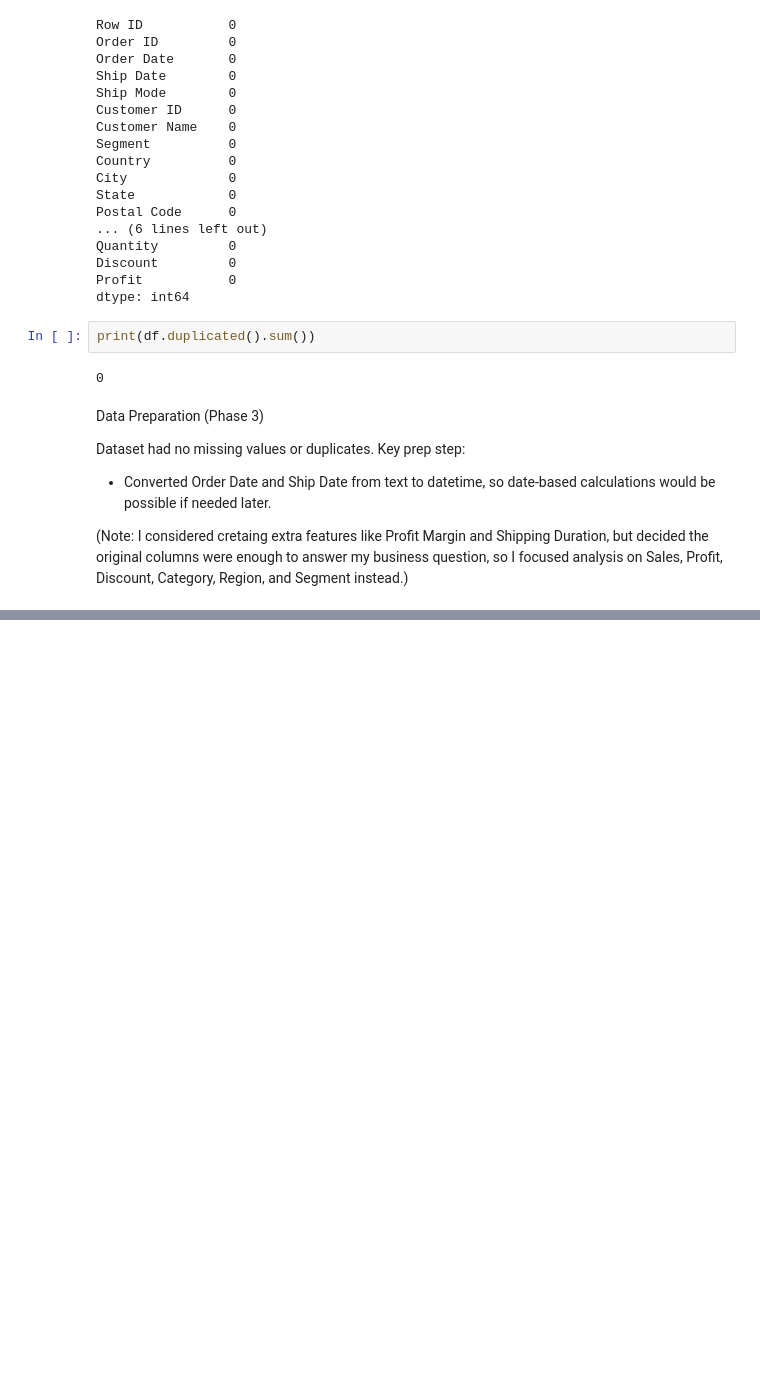
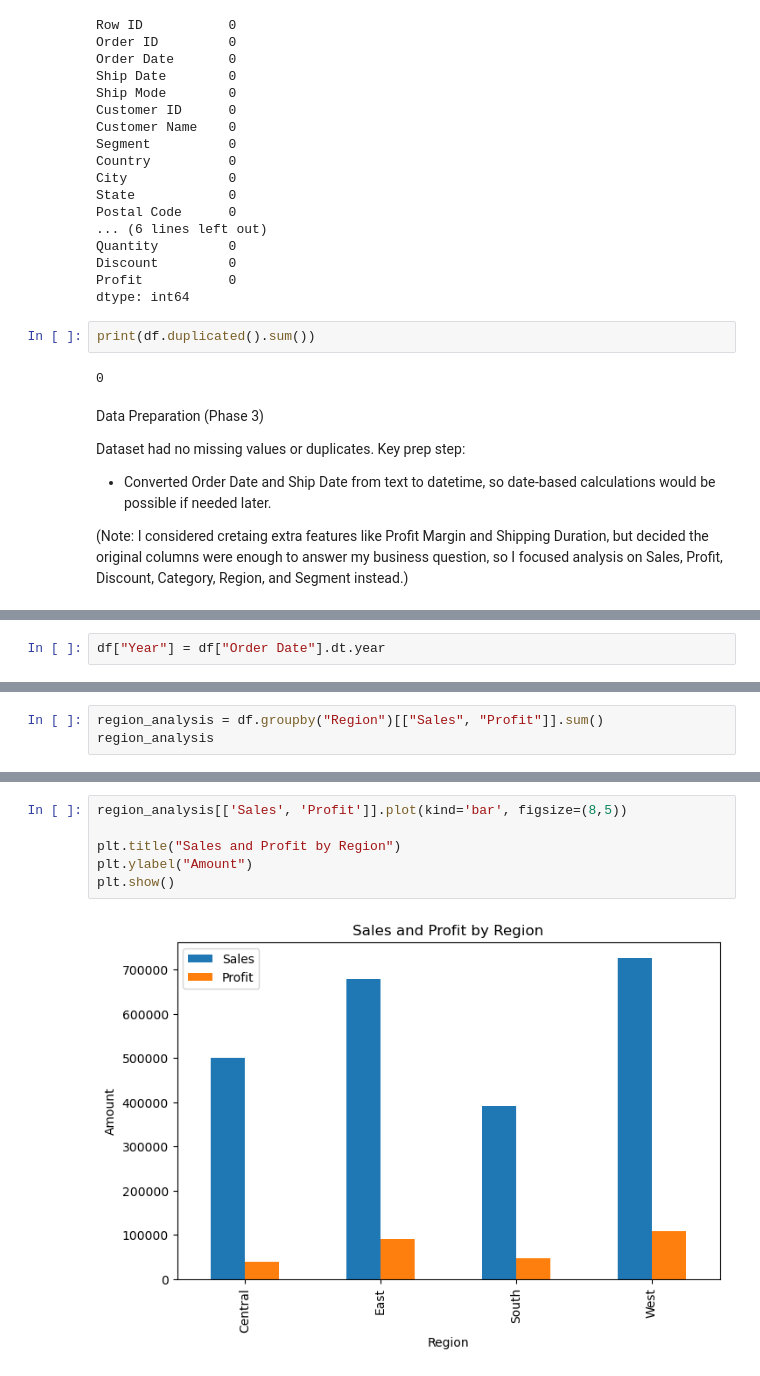
Before and after one commit to Moyo06/Prisca-AI-Internship, a Jupyter notebook: Week2/superstore_analysis.ipynb, the cells around one changed output, grey strips where cells are left out. Saved outputs shown, nothing was run; the diff lists cells and outputs as text; blank space fills up the shorter version.

```diff
--- a/Week2/superstore_analysis.ipynb
+++ b/Week2/superstore_analysis.ipynb
@@ -137,4 +162,6 @@ Profit                  float64
 dtype: object
+# %%
+df["Year"] = df["Order Date"].dt.year
 # %%
 df.describe()
 # %% [output]
@@ -409,0 +190,3 @@ Where i think the platform would genuinely save time: the cleaning checks I did
+# %%
+region_analysis = df.groupby("Region")[["Sales", "Profit"]].sum()
+region_analysis
@@ -409,0 +210,8 @@ Where i think the platform would genuinely save time: the cleaning checks I did
+# %%
+region_analysis[['Sales', 'Profit']].plot(kind='bar', figsize=(8,5))
+
+plt.title("Sales and Profit by Region")
+plt.ylabel("Amount")
+plt.show()
+# %% [output]
+[figure, added]
```
Also changed, not shown: parts of 73 cells of this notebook.
